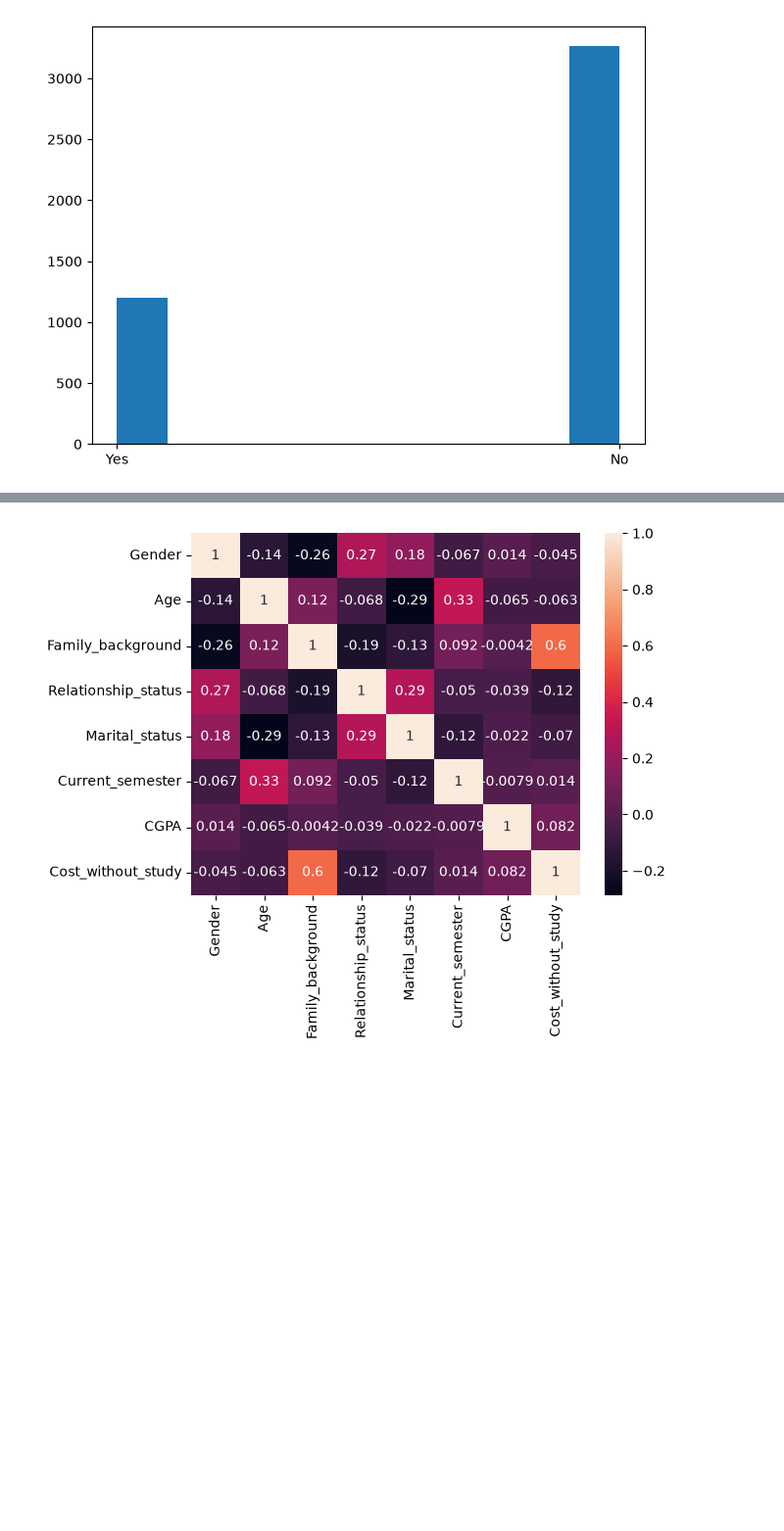
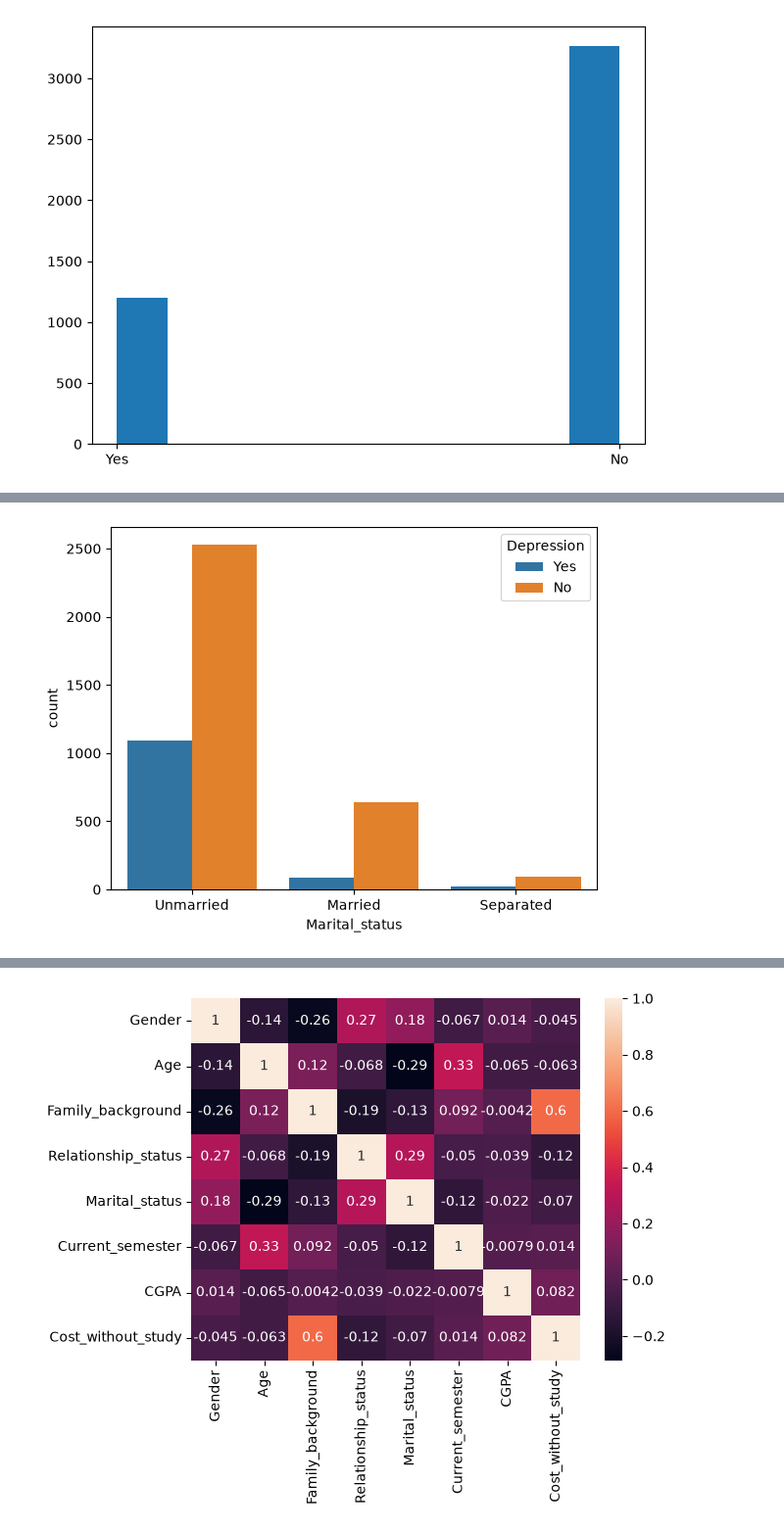
Before and after one commit to AreebaAkram/AI, a Jupyter notebook: LogisticReg.ipynb, the cells around one changed output, grey strips where cells are left out. Shown at 98% size. Cells and saved outputs as stored; diff of their text form; code cells hidden in the pictures; blank space fills up the shorter version.

```diff
--- a/LogisticReg.ipynb
+++ b/LogisticReg.ipynb
@@ -127,0 +234,5 @@ plt.show()
+# %%
+sns.countplot( data=data, x="Marital_status", hue="Depression")
+plt.show()
+# %% [output]
+[figure, added]
```
Also changed, not shown: parts of 17 cells of this notebook, 1 other file.
